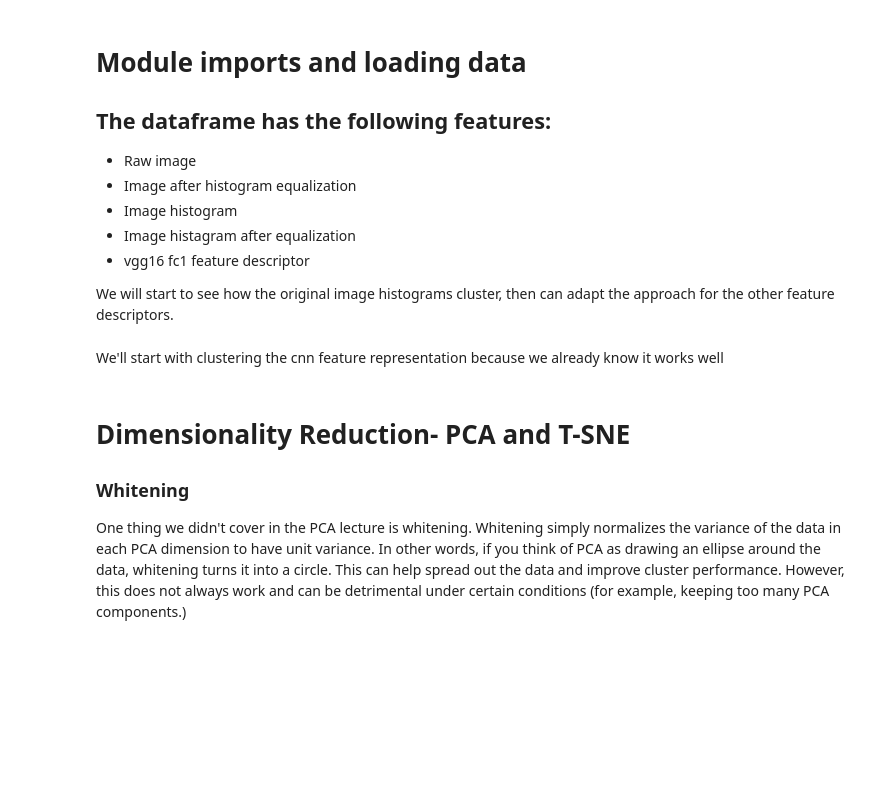
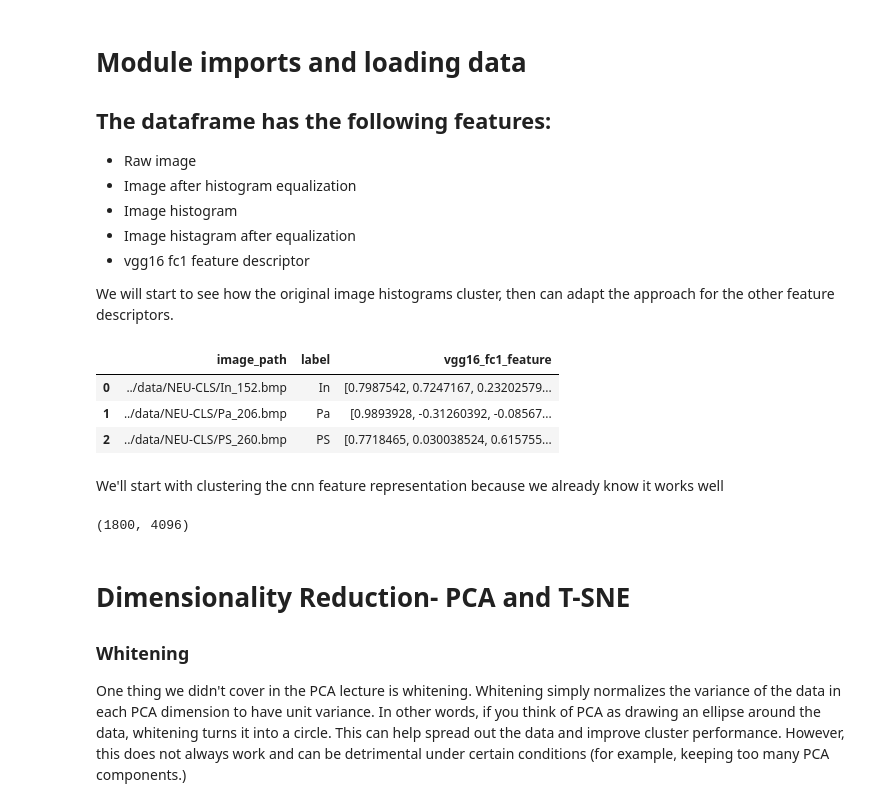
Before and after one commit to holmgroup/NextGenFellows, a Jupyter notebook: notebooks/3.0_Dimension_Reduction_Clustering.ipynb, the cells around one changed output. Cells and saved outputs as stored; diff of their text form; code cells hidden in the pictures; blank space fills up the shorter version.

```diff
--- a/notebooks/3.0_Dimension_Reduction_Clustering.ipynb
+++ b/notebooks/3.0_Dimension_Reduction_Clustering.ipynb
@@ -127,15 +127,22 @@ from helper import (classification_tools as ct,
 %matplotlib inline
 # %%
 # load data
-data_path = Path('..','data','df_histeq_and_cnn.pickle')
+data_path = Path('..','data','NEU_dataframe_CNN.pkl')
 assert data_path.is_file()  # this makes debugging incorrect paths really quickly
 df = pd.read_pickle(data_path)
 df.head(3)
+# %% [output]
+|  | image_path | label | vgg16_fc1_feature |
+| 0 | ../data/NEU-CLS/In_152.bmp | In | [0.7987542, 0.7247167, 0.23202579... |
+| 1 | ../data/NEU-CLS/Pa_206.bmp | Pa | [0.9893928, -0.31260392, -0.08567... |
+| 2 | ../data/NEU-CLS/PS_260.bmp | PS | [0.7718465, 0.030038524, 0.615755... |
 # %% [markdown]
 We'll start with clustering the cnn feature representation because we already know it works well
 # %%
 fc1 = np.stack(df['vgg16_fc1_feature'])  # conert pandas series in dataframe to a numpy array we can operate on
 print(fc1.shape)
+# %% [output]
+(1800, 4096)
 # %% [markdown]
 # Dimensionality Reduction- PCA and T-SNE
 ### Whitening
```
Also changed, not shown: parts of 18 cells of this notebook.
